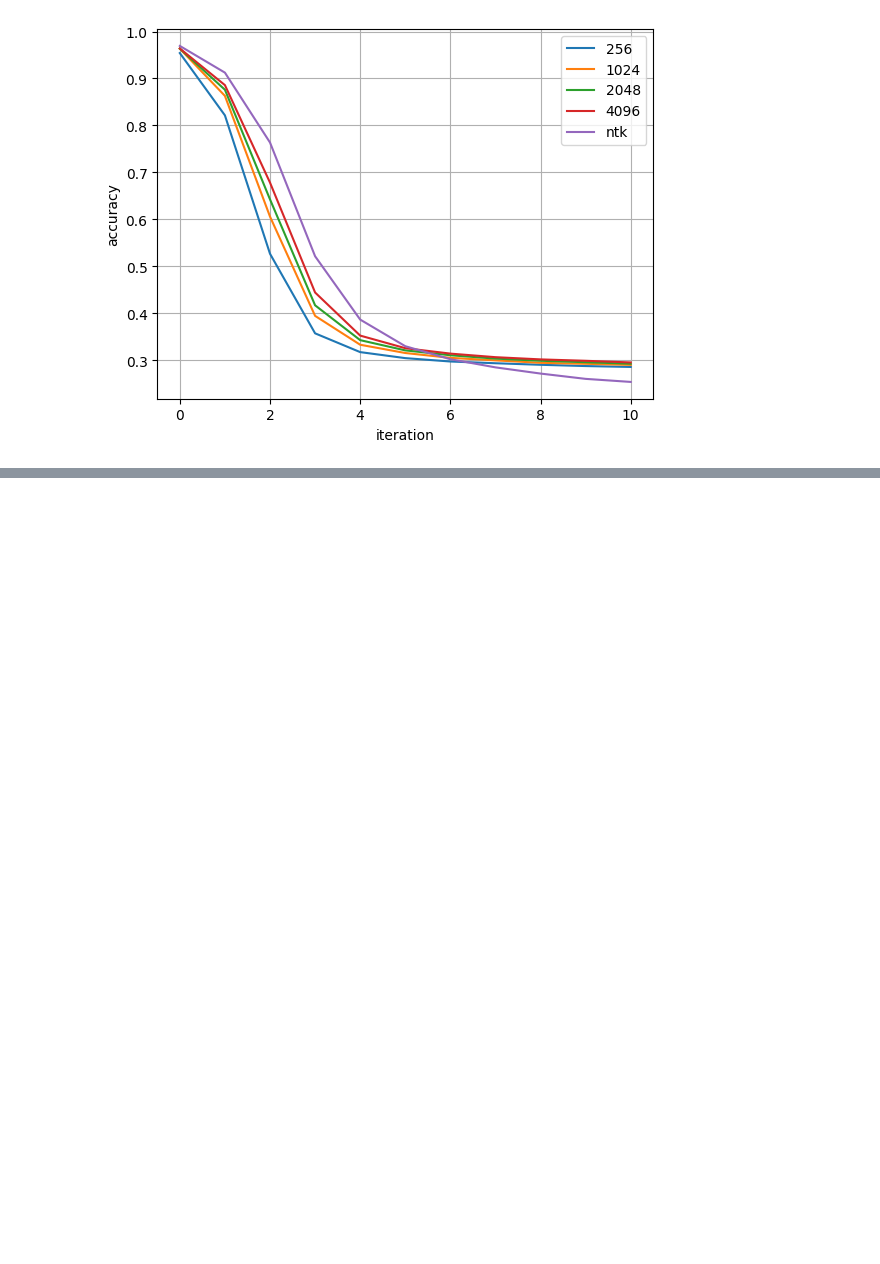
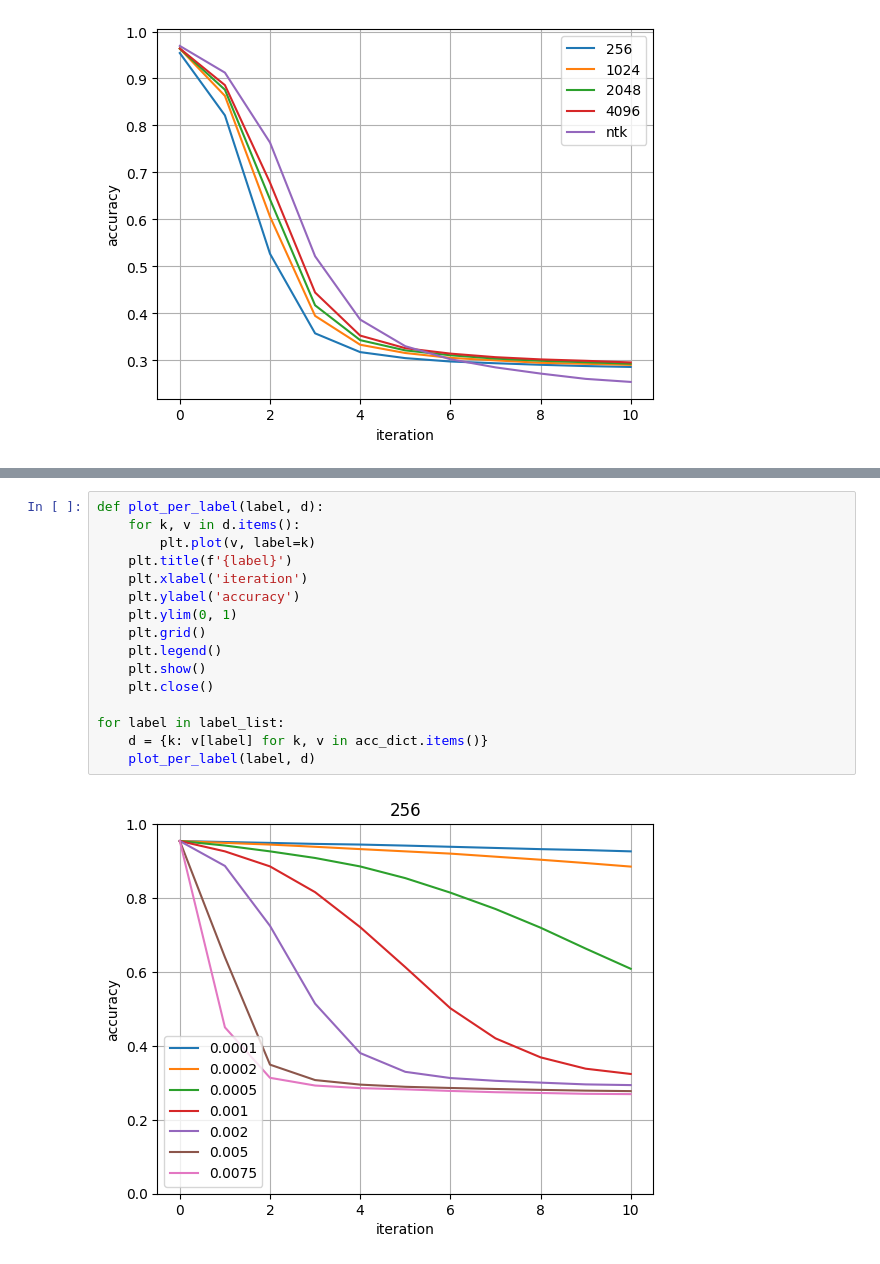
Before and after one commit to reppy4620/exp_ntk, a Jupyter notebook: exp_nt/exp02/adv/comp.ipynb, the cells around one changed output, grey strips where cells are left out. Cells and saved outputs as stored; diff of their text form; blank space fills up the shorter version.

```diff
--- a/exp_nt/exp02/adv/comp.ipynb
+++ b/exp_nt/exp02/adv/comp.ipynb
@@ -421,0 +423,18 @@ for eps in epsilons:
+# %%
+def plot_per_label(label, d):
+    for k, v in d.items():
+        plt.plot(v, label=k)
+    plt.title(f'{label}')
+    plt.xlabel('iteration')
+    plt.ylabel('accuracy')
+    plt.ylim(0, 1)
+    plt.grid()
+    plt.legend()
+    plt.show()
+    plt.close()
+
+for label in label_list:
+    d = {k: v[label] for k, v in acc_dict.items()}
+    plot_per_label(label, d)
+# %% [output]
+[figure, added]
```
Also changed, not shown: parts of 6 cells of this notebook.
